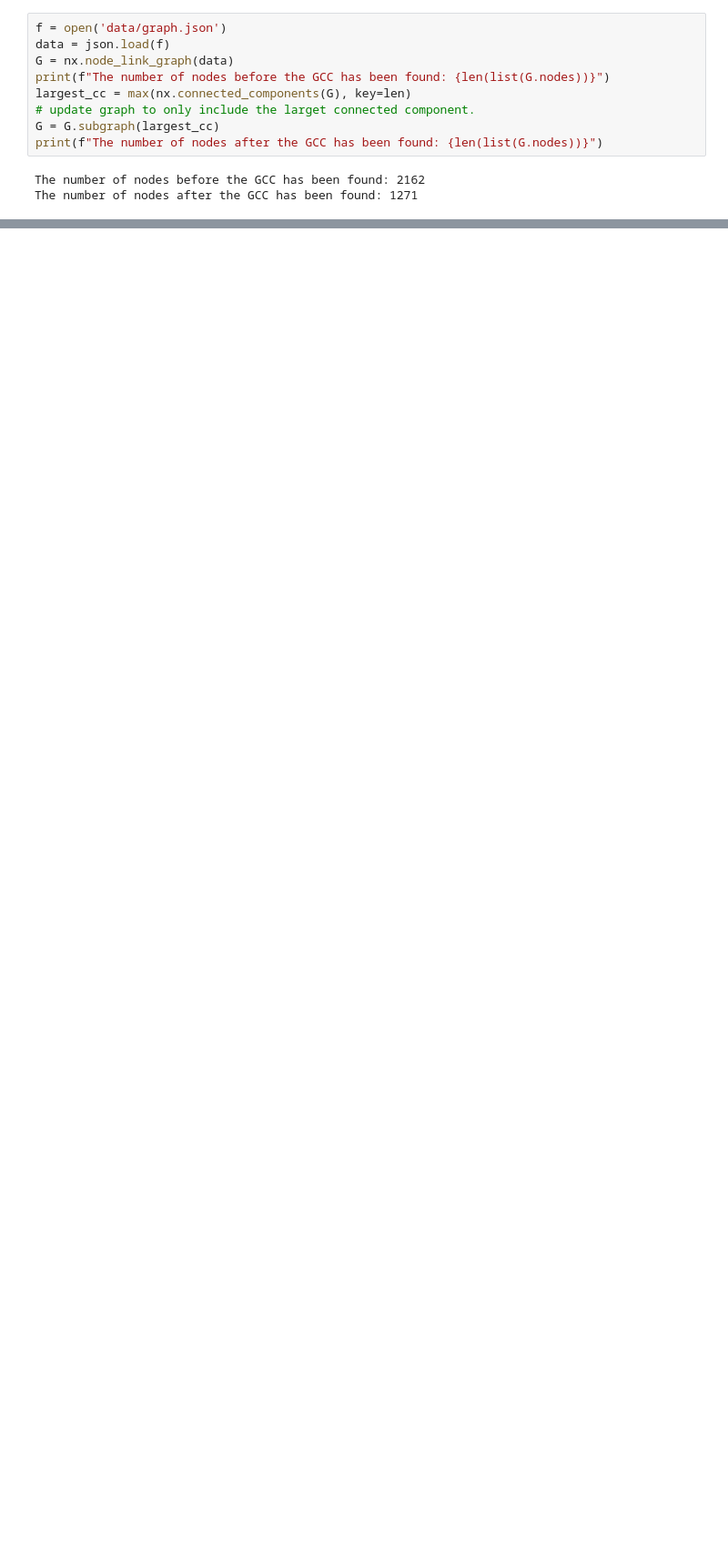
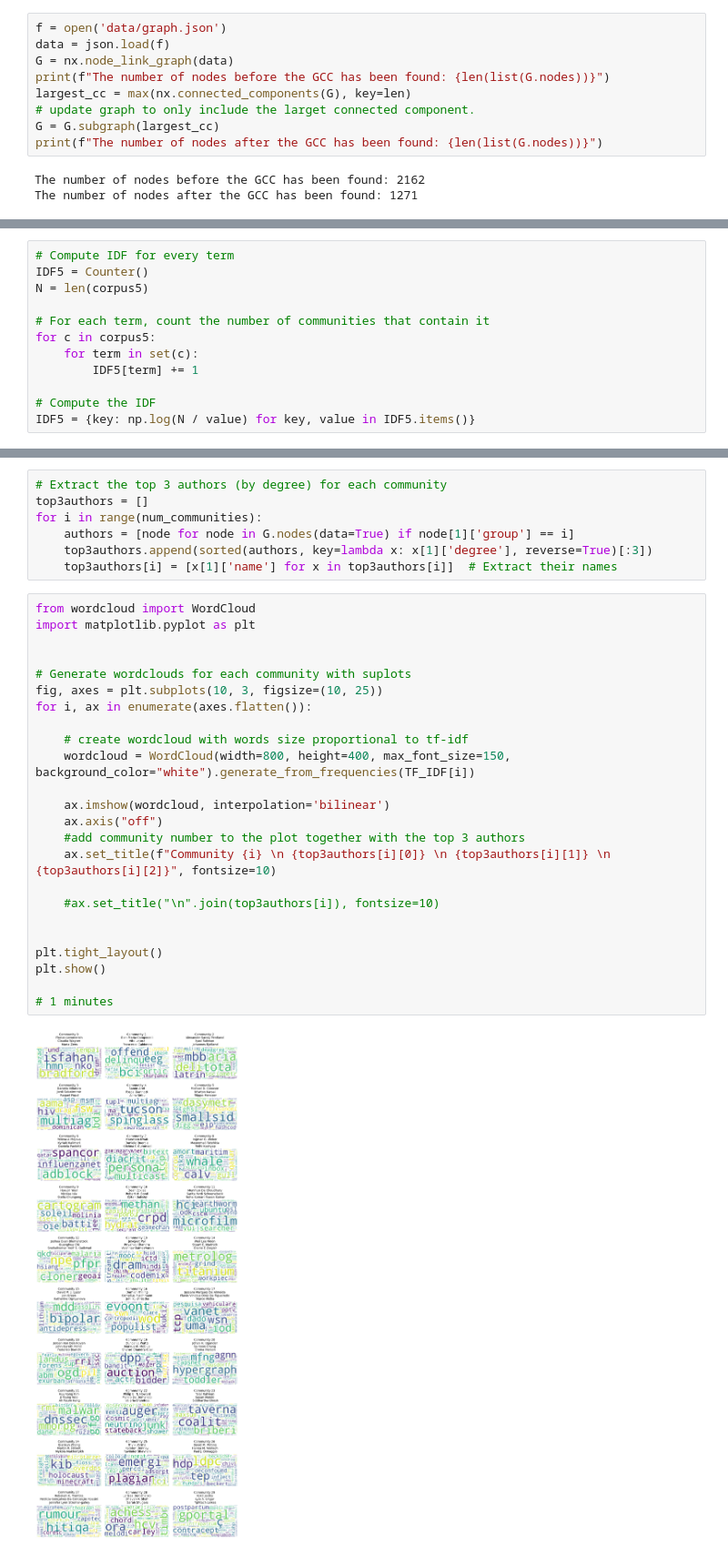
Before and after one commit to c-wejendorp/ComSocSciAssignment2Group1, a Jupyter notebook: Assignment2.ipynb, the cells around one changed output, grey strips where cells are left out. Shown at 91% size. Drawn from its saved outputs; the diff is of its cells as text; blank space fills up the shorter version.

```diff
--- a/Assignment2.ipynb
+++ b/Assignment2.ipynb
@@ -158,0 +568,12 @@ The assortativity coefficient with respect to degree is: -0.07924543814919176
+# %%
+# Compute IDF for every term
+IDF5 = Counter()
+N = len(corpus5)
+
+# For each term, count the number of communities that contain it
+for c in corpus5:
+    for term in set(c):
+        IDF5[term] += 1
+
+# Compute the IDF
+IDF5 = {key: np.log(N / value) for key, value in IDF5.items()}
@@ -158,0 +730,33 @@ The assortativity coefficient with respect to degree is: -0.07924543814919176
+# %%
+# Extract the top 3 authors (by degree) for each community
+top3authors = []
+for i in range(num_communities):
+    authors = [node for node in G.nodes(data=True) if node[1]['group'] == i]
+    top3authors.append(sorted(authors, key=lambda x: x[1]['degree'], reverse=True)[:3])
+    top3authors[i] = [x[1]['name'] for x in top3authors[i]]  # Extract their names
+# %%
+from wordcloud import WordCloud
+import matplotlib.pyplot as plt
+
+
+# Generate wordclouds for each community with suplots
+fig, axes = plt.subplots(10, 3, figsize=(10, 25))
+for i, ax in enumerate(axes.flatten()):
+
+    # create wordcloud with words size proportional to tf-idf
+    wordcloud = WordCloud(width=800, height=400, max_font_size=150, background_color="white").generate_from_frequencies(TF_IDF[i])
+
+    ax.imshow(wordcloud, interpolation='bilinear')
+    ax.axis("off")
+    #add community number to the plot together with the top 3 authors
+    ax.set_title(f"Community {i} \n {top3authors[i][0]} \n {top3authors[i][1]} \n {top3authors[i][2]}", fontsize=10)
+
+    #ax.set_title("\n".join(top3authors[i]), fontsize=10)
+
+
+plt.tight_layout()
+plt.show()
+
+# 1 minutes
+# %% [output]
+[figure, added]
```
Also changed, not shown: parts of 84 cells of this notebook.
